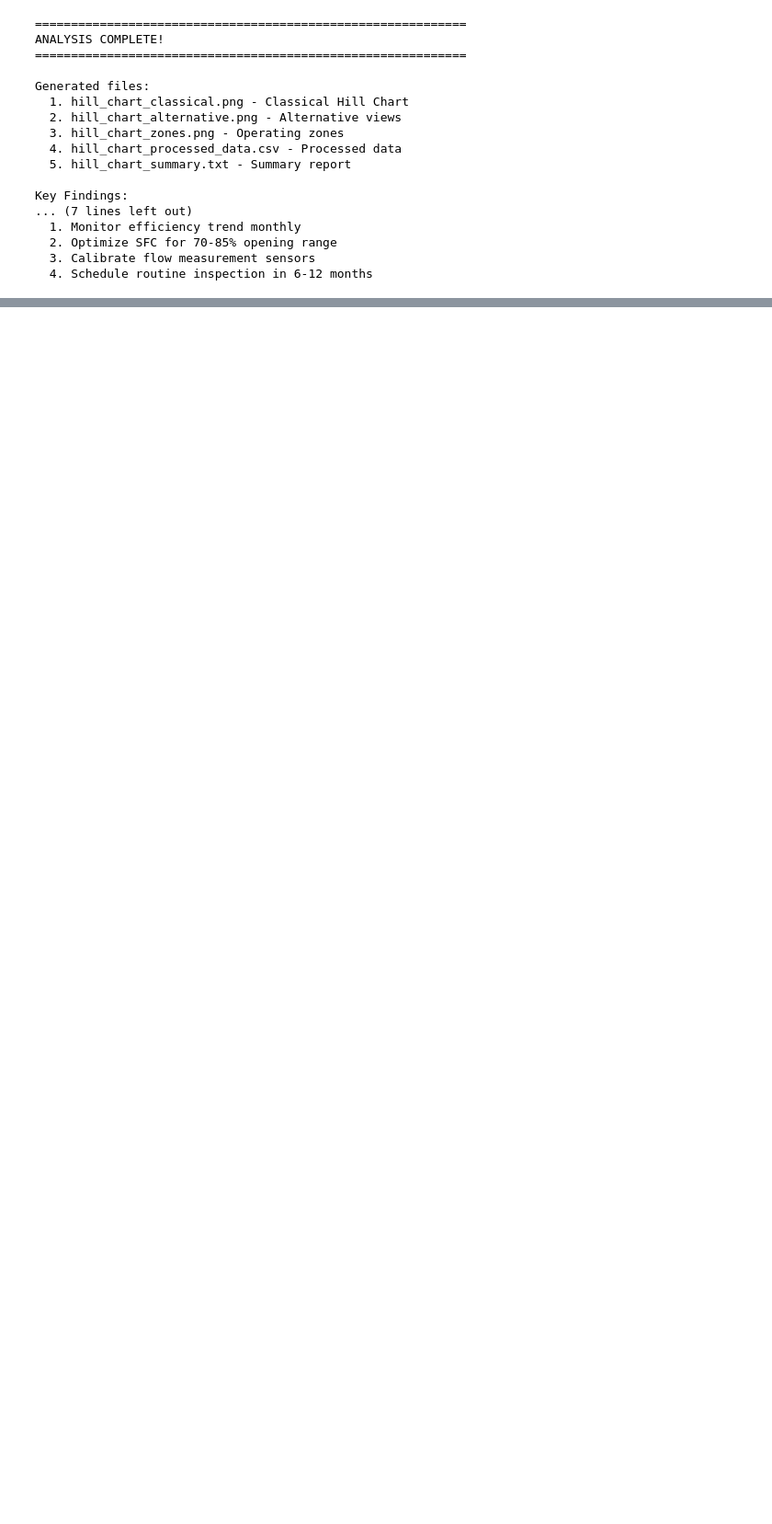
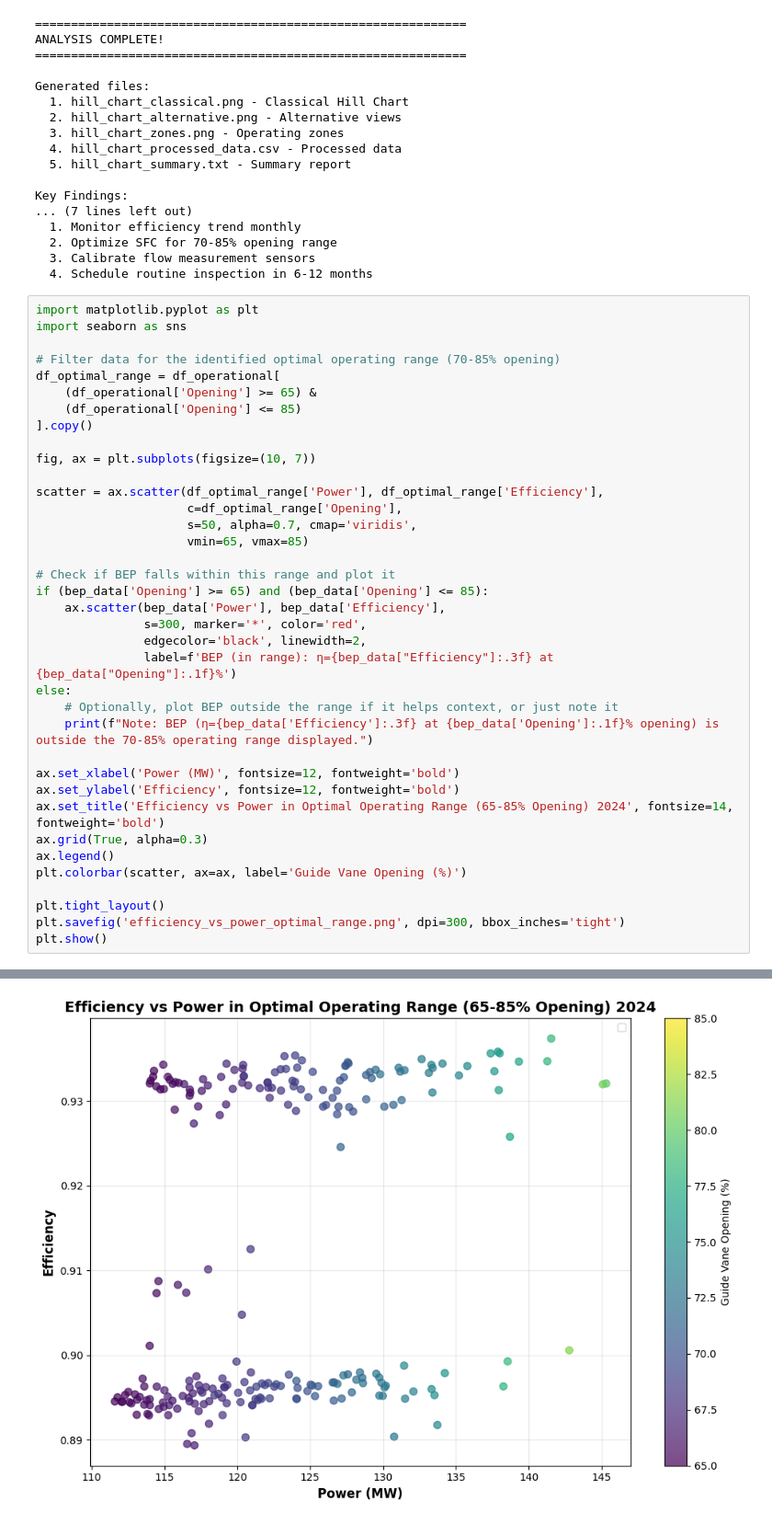
Before and after one commit to ehsankarami1358/LOKA_HYDRO, a Jupyter notebook: LOKA_2024_Hill_chart_u1_r2.ipynb, the cells around one changed output, grey strips where cells are left out. Shown at 92% size. Drawn from its saved outputs; the diff is of its cells as text; blank space fills up the shorter version.

```diff
--- a/LOKA_2024_Hill_chart_u1_r2.ipynb
+++ b/LOKA_2024_Hill_chart_u1_r2.ipynb
@@ -610,3 +610,41 @@ Key Findings:
   2. Optimize SFC for 70-85% opening range
   3. Calibrate flow measurement sensors
   4. Schedule routine inspection in 6-12 months
+# %%
+import matplotlib.pyplot as plt
+import seaborn as sns
+
+# Filter data for the identified optimal operating range (70-85% opening)
+df_optimal_range = df_operational[
+    (df_operational['Opening'] >= 65) &
+    (df_operational['Opening'] <= 85)
+].copy()
+
+fig, ax = plt.subplots(figsize=(10, 7))
+
+scatter = ax.scatter(df_optimal_range['Power'], df_optimal_range['Efficiency'],
+                     c=df_optimal_range['Opening'],
+                     s=50, alpha=0.7, cmap='viridis',
+                     vmin=65, vmax=85)
+
+# Check if BEP falls within this range and plot it
+if (bep_data['Opening'] >= 65) and (bep_data['Opening'] <= 85):
+    ax.scatter(bep_data['Power'], bep_data['Efficiency'],
+               s=300, marker='*', color='red',
+               edgecolor='black', linewidth=2,
+               label=f'BEP (in range): η={bep_data["Efficiency"]:.3f} at {bep_data["Opening"]:.1f}%')
+else:
+    # Optionally, plot BEP outside the range if it helps context, or just note it
+    print(f"Note: BEP (η={bep_data['Efficiency']:.3f} at {bep_data['Opening']:.1f}% opening) is outside the 70-85% operating range displayed.")
+
+ax.set_xlabel('Power (MW)', fontsize=12, fontweight='bold')
+ax.set_ylabel('Efficiency', fontsize=12, fontweight='bold')
+ax.set_title('Efficiency vs Power in Optimal Operating Range (65-85% Opening) 2024', fontsize=14, fontweight='bold')
+ax.grid(True, alpha=0.3)
+ax.legend()
+plt.colorbar(scatter, ax=ax, label='Guide Vane Opening (%)')
+
+plt.tight_layout()
+plt.savefig('efficiency_vs_power_optimal_range.png', dpi=300, bbox_inches='tight')
+plt.show()
+# %% [output]
@@ -612,0 +652 @@ Key Findings:
+[figure, added]
```
Also changed, not shown: parts of 4 cells of this notebook.
